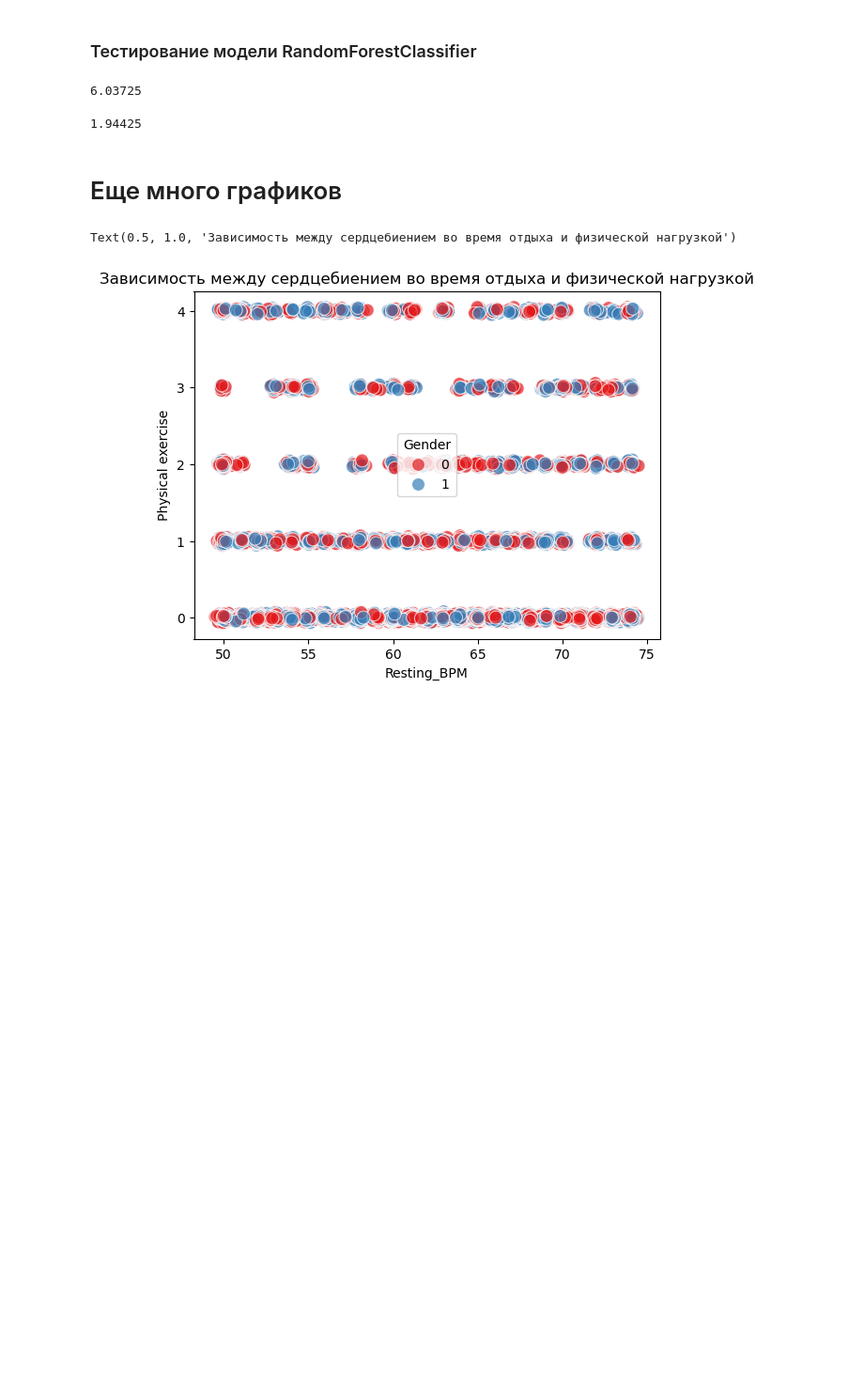
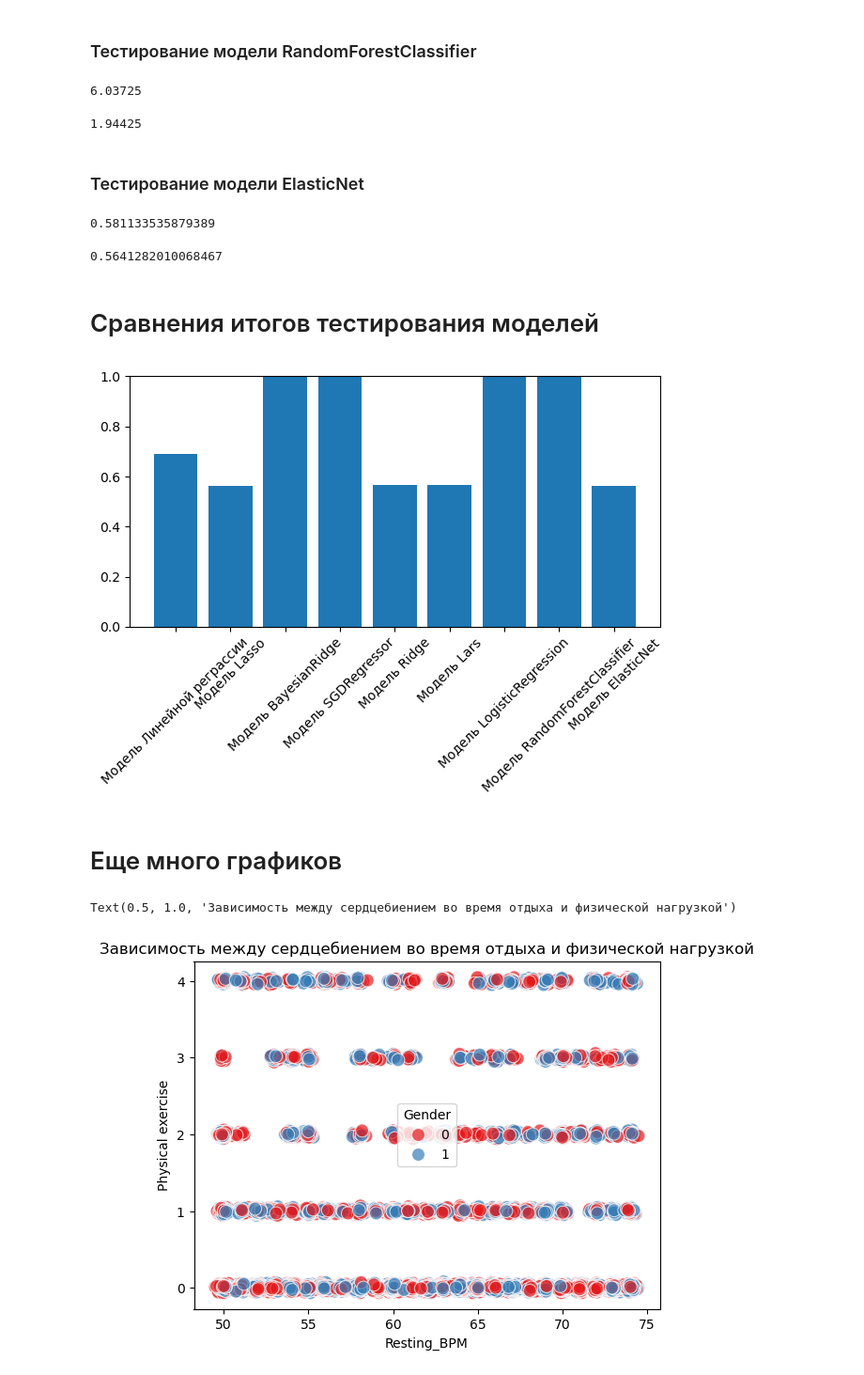
Before and after one commit to romanjfgirggu/MachineLearning, a Jupyter notebook: Проект №1/Код/ML.ipynb, the cells around one changed output. Shown at 94% size. Saved outputs shown, nothing was run; the diff lists cells and outputs as text; code cells hidden in the pictures; blank space fills up the shorter version.

```diff
--- a/Проект №1/Код/ML.ipynb
+++ b/Проект №1/Код/ML.ipynb
@@ -690,0 +693,4 @@ model_6.score(X_test, y_test)
+# %%
+model_9 = ElasticNet()
+# %%
+model_9.fit(X_train, y_train)
@@ -733,7 +745,9 @@ y_pred_6 = model_6.predict(X_test)
 # %%
 y_pred_7 = model_7.predict(X_test)
 # %%
-y_pred_8 = model_8.predict(X_test)
+y_pred_8 = model_9.predict(X_test)
+# %%
+y_pred_9 = model_9.predict(X_test)
 # %% [markdown]
 ### Тестирование модели Линейной регрессии
 # %%
@@ -814,6 +828,28 @@ mean_squared_error(class_y_test, y_pred_8)
 mean_absolute_error(class_y_test, y_pred_8)
 # %% [output]
 1.94425
+# %% [markdown]
+### Тестирование модели ElasticNet
+# %%
+mean_squared_error(y_test, y_pred_9)
+# %% [output]
+0.581133535879389
+# %%
+mean_absolute_error(y_test, y_pred_9)
+# %% [output]
+0.5641282010068467
+# %% [markdown]
+# Сравнения итогов тестирования моделей
+# %%
+all_result = [mean_absolute_error(y_test, y_pred), mean_absolute_error(y_test, y_pred_2), mean_absolute_error(y_test, y_pred_3), mean_absolute_error(y_test, y_pred_4), mean_absolute_error(y_test, y_pred_6), mean_absolute_error(y_test, y_pred_6), mean_absolute_error(class_y_test, y_pred_7), mean_absolute_error(class_y_test, y_pred_8),  mean_absolute_error(y_test, y_pred_9)]
+all_name = ["Модель Линейной реграссии", "Модель Lasso", "Модель BayesianRidge", "Модель SGDRegressor", "Модель Ridge", "Модель Lars", "Модель LogisticRegression", "Модель RandomForestClassifier", "Модель ElasticNet"]
+plt.bar(all_name ,all_result)
+plt.ylim(0, 1)
+plt.xticks(rotation=45)
+plt.tight_layout()
+plt.show()
+# %% [output]
+[figure, added]
 # %% [markdown]
 # Еще много графиков
 # %%
```
Also changed, not shown: parts of 12 cells of this notebook.
